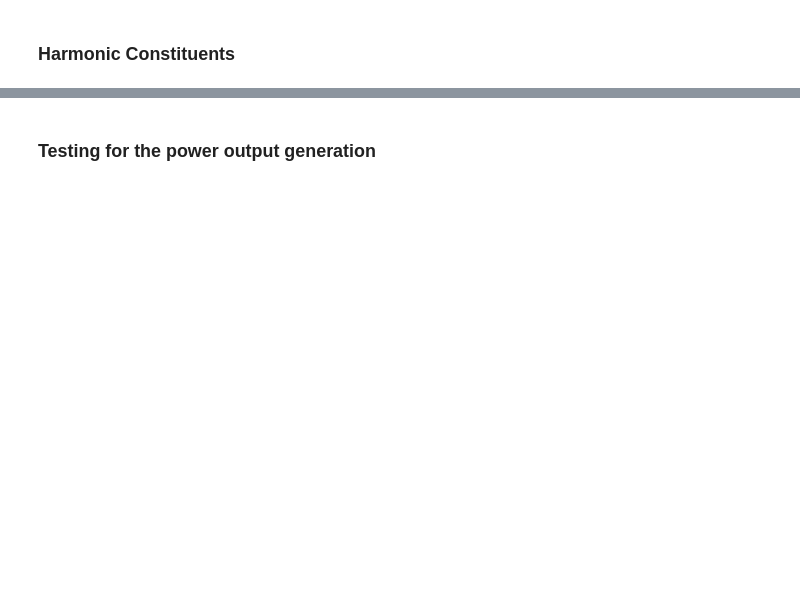
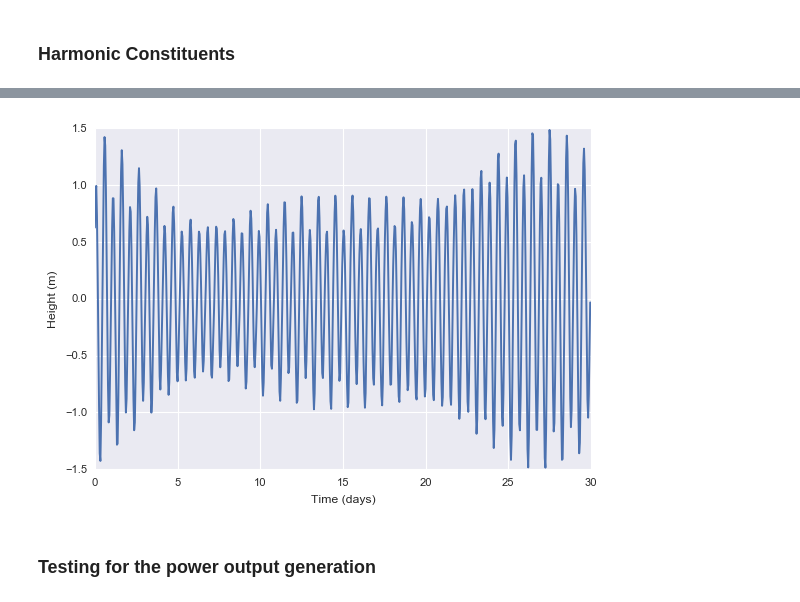
Before and after one commit to BAJJCapstone/MHK-LCoE, a Jupyter notebook: Levelized Cost of Electricity.ipynb, the cells around one changed output, grey strips where cells are left out. Saved outputs shown, nothing was run; the diff lists cells and outputs as text; code cells hidden in the pictures; blank space fills up the shorter version.

```diff
--- a/Levelized Cost of Electricity.ipynb
+++ b/Levelized Cost of Electricity.ipynb
@@ -60,38 +86,42 @@ import plotly.graph_objs as go
 test_station = TidalStation(8447191)
 time, height = test_station.predictWaterLevels(0, 24*30)
 
-trace = go.Scatter(
-    x = time/24,
-    y = height,
-    mode = 'lines',
-    name = 'lines',
-    line = dict(color = 'rgb(52, 165, 218)')
-)
+plt.plot(time/24, height)
+plt.xlabel('Time (days)')
+plt.ylabel('Height (m)')
+plt.savefig('HarmonicConstituents.png', format='png', transparent=True, bbox_inches='tight')
+# trace = go.Scatter(
+#     x = time/24,
+#     y = height,
+#     mode = 'lines',
+#     name = 'lines',
+#     line = dict(color = 'rgb(52, 165, 218)')
+# )
 
-layout = go.Layout(
-    title = 'Water Level Height | Bournedale, Cape Cod Canal',
-    titlefont = dict(
-        size = 26,
-        color = 'rgb(131, 135, 135)'),
-    xaxis = dict(title = 'Time (Days)',
-        titlefont = dict(
-        size = 20,
-        color = 'rgb(131, 135, 135)'),
-        tickfont=dict(
-            size=16,
-            color='rgb(131, 135, 135)'
-        )),
-    yaxis = dict(title = 'Height from MLLW (Meters)',
-        titlefont = dict(
-        size = 20,
-        color = 'rgb(131, 135, 135)'),
-        tickfont=dict(
-            size=16,
-            color='rgb(131, 135, 135)'
-        )),
-    paper_bgcolor='transparent',
-    plot_bgcolor='transparent')
+# layout = go.Layout(
+#     title = 'Water Level Height | Bournedale, Cape Cod Canal',
+#     titlefont = dict(
+#         size = 26,
+#         color = 'rgb(131, 135, 135)'),
+#     xaxis = dict(title = 'Time (Days)',
+#         titlefont = dict(
+#         size = 20,
+#         color = 'rgb(131, 135, 135)'),
+#         tickfont=dict(
+#             size=16,
+#             color='rgb(131, 135, 135)'
+#         )),
+#     yaxis = dict(title = 'Height from MLLW (Meters)',
+#         titlefont = dict(
+#         size = 20,
+#         color = 'rgb(131, 135, 135)'),
+#         tickfont=dict(
+#             size=16,
+#             color='rgb(131, 135, 135)'
+#         )),
+#     paper_bgcolor='transparent',
+#     plot_bgcolor='transparent')
 
-fig = go.Figure(data = [trace], layout=layout)
-py.iplot(fig, filename='harmonicConstituent')
+# fig = go.Figure(data = [trace], layout=layout)
+# py.iplot(fig, filename='harmonicConstituent')
 # %% [output]
@@ -99,3 +128,4 @@ py.iplot(fig, filename='harmonicConstituent')
+[figure, added]
 # %% [markdown]
 ### Testing for the power output generation
 # %%
```
Also changed, not shown: parts of 6 cells of this notebook, 5 other files.
